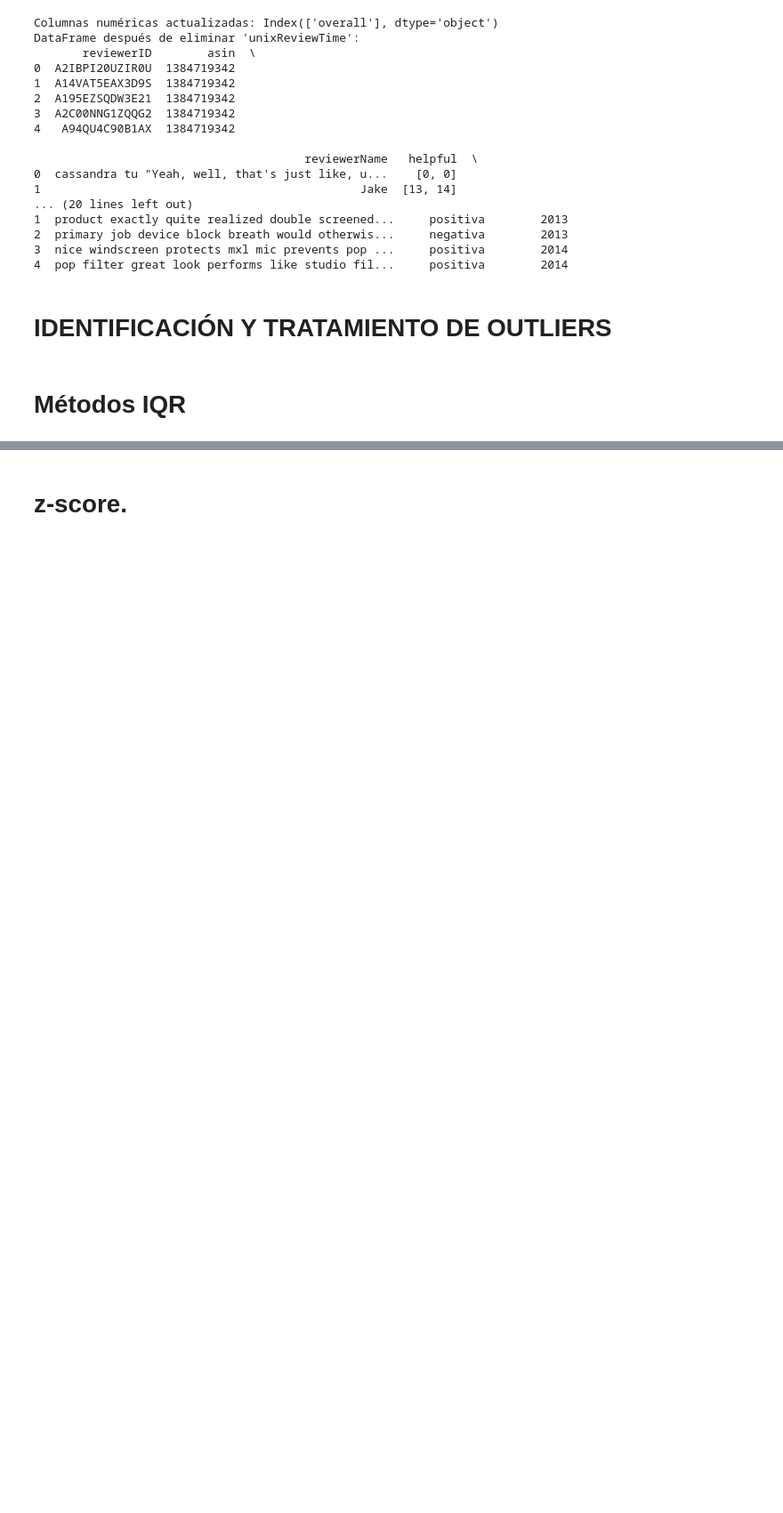
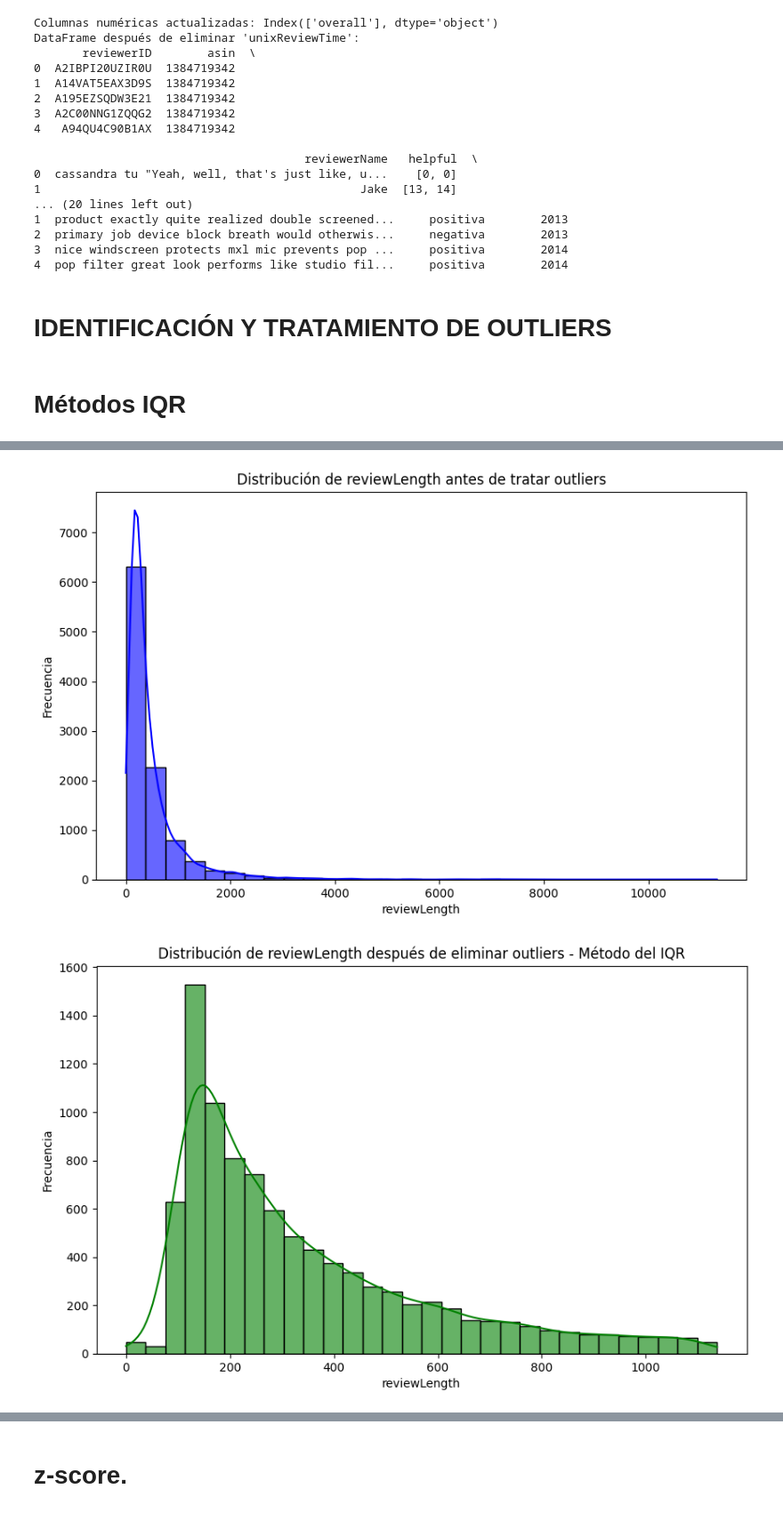
Before and after one commit to mkltc/RETO2, a Jupyter notebook: modeloFinal copy.ipynb, the cells around one changed output, grey strips where cells are left out. Shown at 89% size. Cells and saved outputs as stored; diff of their text form; code cells hidden in the pictures; blank space fills up the shorter version.

```diff
--- a/modeloFinal copy.ipynb
+++ b/modeloFinal copy.ipynb
@@ -144,0 +198,9 @@ y = valoraciones['sentimientos']
+# %%
+# Calcular la moda de la columna instrumentType
+instrument_mode = valoraciones['instrumentType'].mode()[0]
+
+# Imputar los valores nulos con la moda
+valoraciones['instrumentType'].fillna(instrument_mode, inplace=True)
+
+# Verificar que no queden valores nulos
+print(valoraciones.isnull().sum())
@@ -334,0 +365,49 @@ Nueva cantidad de outliers detectados: 0
+# %%
+# Método del IQR para detectar outliers
+# Crear la columna reviewLength con la longitud del texto en reviewText
+df['reviewLength'] = df['reviewText'].apply(len)
+
+# Calcular los cuartiles (Q1 y Q3) y el IQR para reviewLength
+Q1 = df['reviewLength'].quantile(0.25)
+Q3 = df['reviewLength'].quantile(0.75)
+IQR = Q3 - Q1
+
+# Detectar los outliers
+outliers_iqr = (df['reviewLength'] < (Q1 - 1.5 * IQR)) | (df['reviewLength'] > (Q3 + 1.5 * IQR))
+
+# Eliminar los outliers con IQR
+df_iqr = df[~outliers_iqr]
+
+# O reemplazar los outliers por los límites
+df_iqr_reemplazado = df.copy()
+df_iqr_reemplazado['reviewLength'] = df_iqr_reemplazado['reviewLength'].apply(
+    lambda x: Q1 - 1.5 * IQR if x < (Q1 - 1.5 * IQR) else x)
+df_iqr_reemplazado['reviewLength'] = df_iqr_reemplazado['reviewLength'].apply(
+    lambda x: Q3 + 1.5 * IQR if x > (Q3 + 1.5 * IQR) else x)
+
+# Histograma de reviewLength antes de eliminar o reemplazar outliers
+plt.figure(figsize=(10, 6))
+sns.histplot(df['reviewLength'], bins=30, kde=True, color='blue', alpha=0.6)
+plt.title('Distribución de reviewLength antes de tratar outliers')
+plt.xlabel('reviewLength')
+plt.ylabel('Frecuencia')
+plt.show()
+
+# Histograma de reviewLength después de eliminar outliers
+plt.figure(figsize=(10, 6))
+sns.histplot(df_iqr['reviewLength'], bins=30, kde=True, color='green', alpha=0.6)
+plt.title('Distribución de reviewLength después de eliminar outliers - Método del IQR')
+plt.xlabel('reviewLength')
+plt.ylabel('Frecuencia')
+plt.show()
+
+# Histograma de reviewLength después de reemplazar outliers
+plt.figure(figsize=(10, 6))
+sns.histplot(df_iqr_reemplazado['reviewLength'], bins=30, kde=True, color='orange', alpha=0.6)
+plt.title('Distribución de reviewLength después de reemplazar outliers - Método del IQR')
+plt.xlabel('reviewLength')
+plt.ylabel('Frecuencia')
+plt.show()
+# %% [output]
+[figure, added]
+[figure, added]
```
Also changed, not shown: parts of 17 cells of this notebook.
